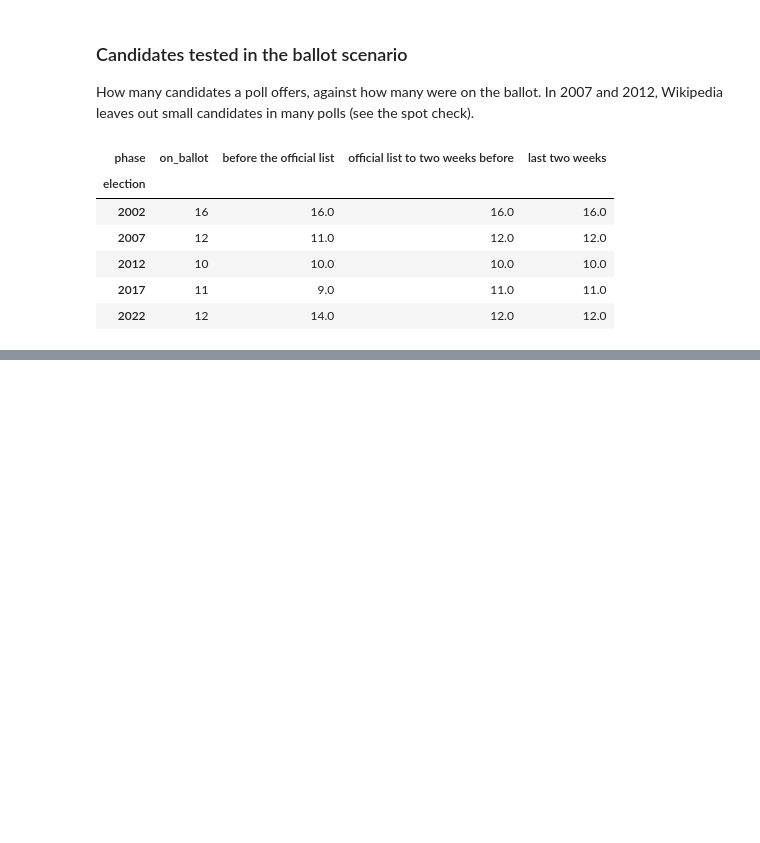
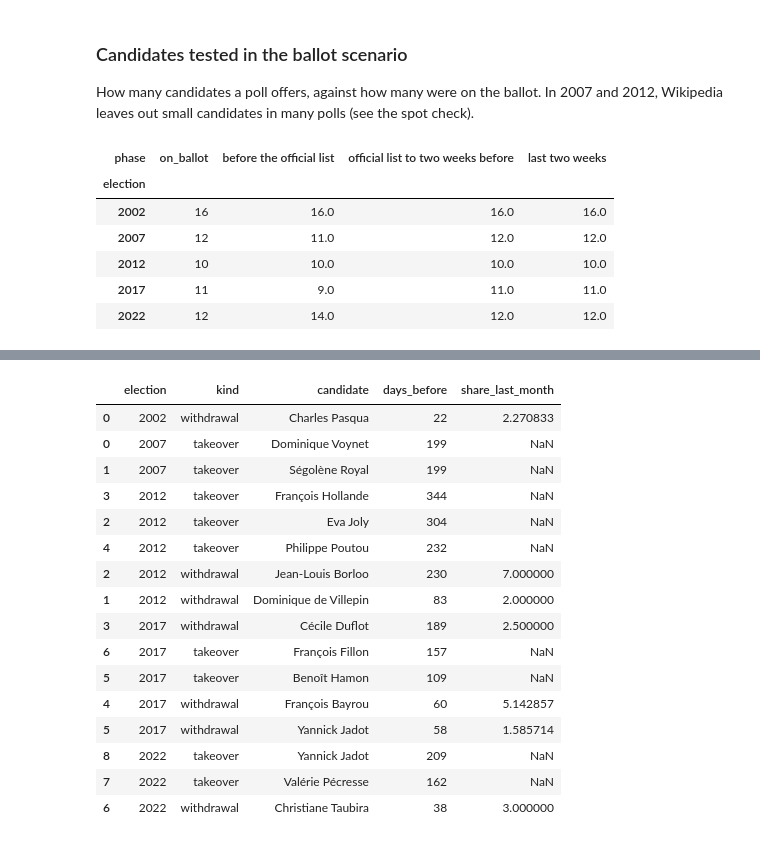
Before and after one commit to clarasalas/strategic-voting-polls-2RS, a Jupyter notebook: notebooks/05_polls_descriptive.ipynb, the cells around one changed output, grey strips where cells are left out. Drawn from its saved outputs; the diff is of its cells as text; code cells hidden in the pictures; blank space fills up the shorter version.

```diff
--- a/notebooks/05_polls_descriptive.ipynb
+++ b/notebooks/05_polls_descriptive.ipynb
@@ -158,0 +172,53 @@ cands
+# %%
+results = pd.read_csv(ROOT / "data" / "interim" / "results.csv")
+b = ballot.copy()
+b["value"] = np.where(b["share_status"] == "value", b["share"], b["share_upper_bound"] * 0.5)
+slot_polls = b.dropna(subset=["slot"]).groupby(["election", "poll_id", "slot"], as_index=False).agg(
+    value=("value", "sum"), days_before=("days_before", "first"))
+
+GRID = np.arange(0, 366, 2)
+traj = pd.concat([average.by_candidate(g, "value", GRID).assign(election=e)
+                  for e, g in slot_polls.groupby("election")], ignore_index=True)
+weekly_traj = traj[traj["days_before"] % 14 == 0]          # every two weeks, for the committed table
+weekly_traj.round(2).to_csv(TABLES / "trajectories_poll_average.csv", index=False)
+
+top6 = results.sort_values("share", ascending=False).groupby("election").head(6)
+
+# takeovers: the final candidate takes over a slot filled by others before
+stood_in = b[b["slot"].notna() & (b["candidate"] != b["slot"])].groupby(["election", "slot"])["days_before"].min()
+in_person = b[b["candidate"] == b["slot"]]
+takeovers = []
+for (e, slot), last_stand_in in stood_in.items():
+    after = in_person[(in_person["election"] == e) & (in_person["slot"] == slot) & (in_person["days_before"] < last_stand_in)]
+    if len(after):
+        takeovers.append(dict(election=e, candidate=slot, days_before=after["days_before"].max(), kind="takeover"))
+takeovers = pd.DataFrame(takeovers).query("days_before <= 365")
+# withdrawals: last poll of a candidate who will not be on the ballot
+extra = b[b["slot"].isna()]
+last = extra.sort_values("days_before").groupby(["election", "candidate"]).agg(
+    days_before=("days_before", "min"), polls=("poll_id", "nunique"))
+recent = extra.merge(last["days_before"].rename("last").reset_index()).query("days_before <= last + 30")
+last["share_last_month"] = recent.groupby(["election", "candidate"])["share"].mean()
+withdrawals = (last[(last["share_last_month"] >= 1) & (last["polls"] >= 3)].reset_index()
+               .query("days_before <= 365").assign(kind="withdrawal"))
+events = pd.concat([takeovers, withdrawals])[["election", "kind", "candidate", "days_before", "share_last_month"]]
+events.round(1).sort_values(["election", "days_before"], ascending=[True, False]).to_csv(TABLES / "trajectories_entries_withdrawals.csv", index=False)
+events.sort_values(["election", "days_before"], ascending=[True, False])
+# %% [output]
+|  | election | kind | candidate | days_before | share_last_month |
+| 0 | 2002 | withdrawal | Charles Pasqua | 22 | 2.270833 |
+| 0 | 2007 | takeover | Dominique Voynet | 199 | NaN |
+| 1 | 2007 | takeover | Ségolène Royal | 199 | NaN |
+| 3 | 2012 | takeover | François Hollande | 344 | NaN |
+| 2 | 2012 | takeover | Eva Joly | 304 | NaN |
+| 4 | 2012 | takeover | Philippe Poutou | 232 | NaN |
+| 2 | 2012 | withdrawal | Jean-Louis Borloo | 230 | 7.000000 |
+| 1 | 2012 | withdrawal | Dominique de Villepin | 83 | 2.000000 |
+| 3 | 2017 | withdrawal | Cécile Duflot | 189 | 2.500000 |
+| 6 | 2017 | takeover | François Fillon | 157 | NaN |
+| 5 | 2017 | takeover | Benoît Hamon | 109 | NaN |
+| 4 | 2017 | withdrawal | François Bayrou | 60 | 5.142857 |
+| 5 | 2017 | withdrawal | Yannick Jadot | 58 | 1.585714 |
+| 8 | 2022 | takeover | Yannick Jadot | 209 | NaN |
+| 7 | 2022 | takeover | Valérie Pécresse | 162 | NaN |
+| 6 | 2022 | withdrawal | Christiane Taubira | 38 | 3.000000 |
```
Also changed, not shown: parts of 5 cells of this notebook, 5 other files.
